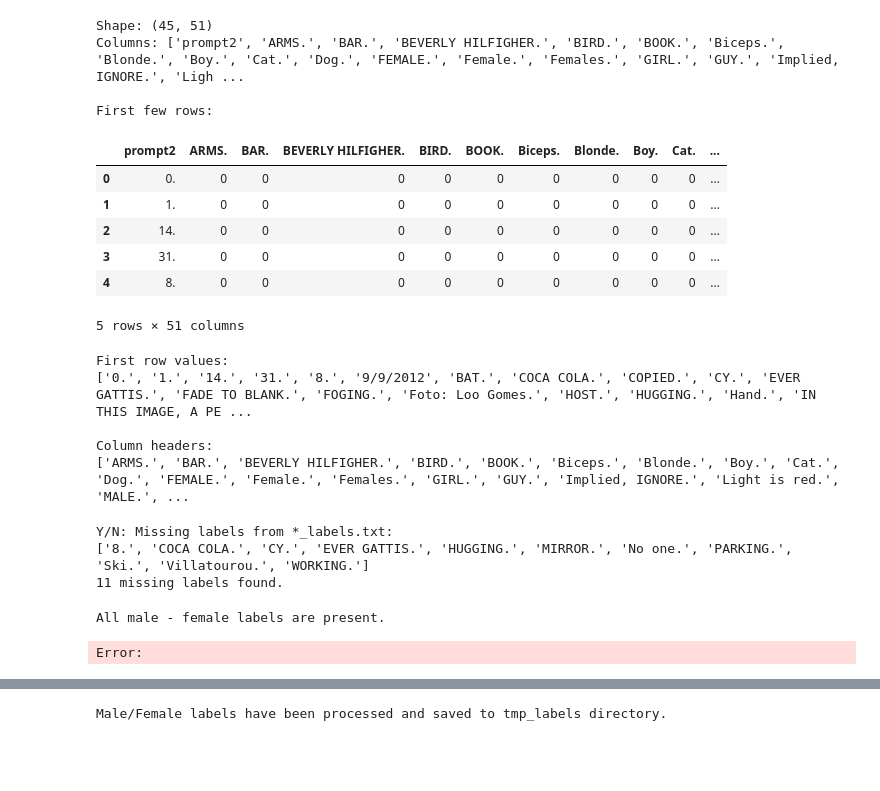
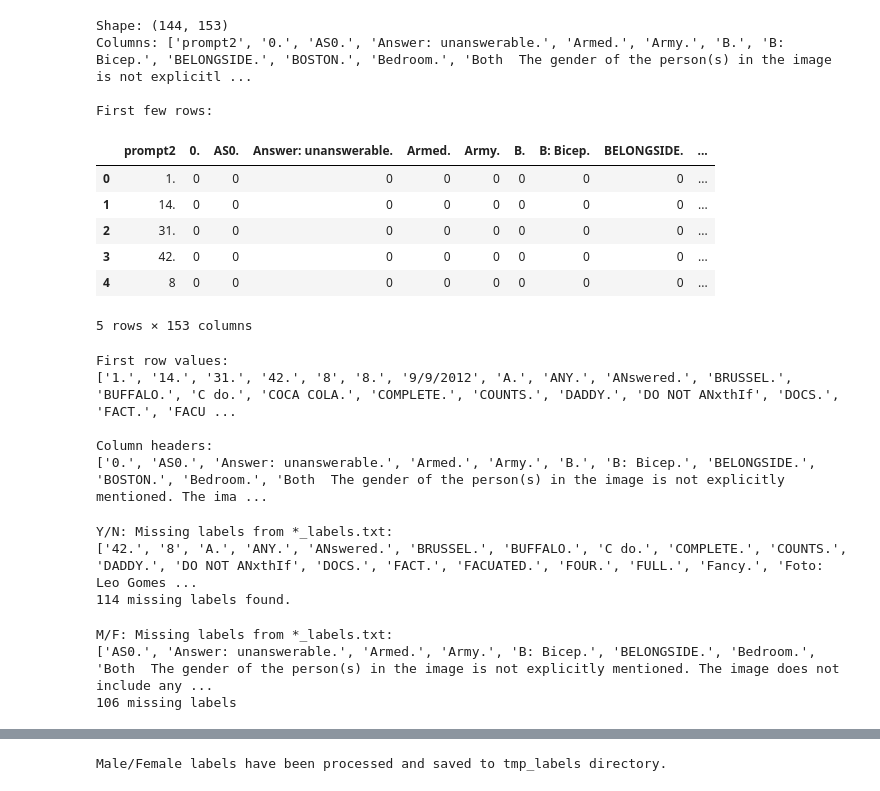
Before and after one commit to kirthi20/vlm-project, a Jupyter notebook: data-analysis/label_maker.ipynb, the cells around one changed output, grey strips where cells are left out. Saved outputs shown, nothing was run; the diff lists cells and outputs as text; code cells hidden in the pictures; blank space fills up the shorter version.

```diff
--- a/data-analysis/label_maker.ipynb
+++ b/data-analysis/label_maker.ipynb
@@ -1,26 +1,26 @@
 # %%
 import pandas as pd
 
 # Read TSV file into DataFrame
-df = pd.read_csv('../data/smolvlm_m1_t0.csv')
+df = pd.read_csv('../data/smolvlm_m1_t1.csv')
 
 # Display basic info about the DataFrame
 print(f"Shape: {df.shape}")
 print(f"Columns: {list(df.columns)}")
 print("\nFirst few rows:")
 display(df.head())
 # %% [output]
-Shape: (45, 51)
-Columns: ['prompt2', 'ARMS.', 'BAR.', 'BEVERLY HILFIGHER.', 'BIRD.', 'BOOK.', 'Biceps.', 'Blonde.', 'Boy.', 'Cat.', 'Dog.', 'FEMALE.', 'Female.', 'Females.', 'GIRL.', 'GUY.', 'Implied, IGNORE.', 'Ligh ...
+Shape: (144, 153)
+Columns: ['prompt2', '0.', 'AS0.', 'Answer: unanswerable.', 'Armed.', 'Army.', 'B.', 'B: Bicep.', 'BELONGSIDE.', 'BOSTON.', 'Bedroom.', 'Both  The gender of the person(s) in the image is not explicitl ...
 
 First few rows:
-|  | prompt2 | ARMS. | BAR. | BEVERLY HILFIGHER. | BIRD. | BOOK. | Biceps. | Blonde. | Boy. | Cat. | ... |
-| 0 | 0. | 0 | 0 | 0 | 0 | 0 | 0 | 0 | 0 | 0 | ... |
-| 1 | 1. | 0 | 0 | 0 | 0 | 0 | 0 | 0 | 0 | 0 | ... |
-| 2 | 14. | 0 | 0 | 0 | 0 | 0 | 0 | 0 | 0 | 0 | ... |
-| 3 | 31. | 0 | 0 | 0 | 0 | 0 | 0 | 0 | 0 | 0 | ... |
-| 4 | 8. | 0 | 0 | 0 | 0 | 0 | 0 | 0 | 0 | 0 | ... |
+|  | prompt2 | 0. | AS0. | Answer: unanswerable. | Armed. | Army. | B. | B: Bicep. | BELONGSIDE. | ... |
+| 0 | 1. | 0 | 0 | 0 | 0 | 0 | 0 | 0 | 0 | ... |
+| 1 | 14. | 0 | 0 | 0 | 0 | 0 | 0 | 0 | 0 | ... |
+| 2 | 31. | 0 | 0 | 0 | 0 | 0 | 0 | 0 | 0 | ... |
+| 3 | 42. | 0 | 0 | 0 | 0 | 0 | 0 | 0 | 0 | ... |
+| 4 | 8 | 0 | 0 | 0 | 0 | 0 | 0 | 0 | 0 | ... |
-5 rows × 51 columns
+5 rows × 153 columns
 # %%
 yes_no_labels = df.iloc[:, 0].astype(str).tolist()
 male_female_labels = df.columns.astype(str).tolist()[1:]
@@ -31,10 +31,10 @@ print("\nColumn headers:")
 print(male_female_labels)
 # %% [output]
 First row values:
-['0.', '1.', '14.', '31.', '8.', '9/9/2012', 'BAT.', 'COCA COLA.', 'COPIED.', 'CY.', 'EVER GATTIS.', 'FADE TO BLANK.', 'FOGING.', 'Foto: Loo Gomes.', 'HOST.', 'HUGGING.', 'Hand.', 'IN THIS IMAGE, A PE ...
+['1.', '14.', '31.', '42.', '8', '8.', '9/9/2012', 'A.', 'ANY.', 'ANswered.', 'BRUSSEL.', 'BUFFALO.', 'C do.', 'COCA COLA.', 'COMPLETE.', 'COUNTS.', 'DADDY.', 'DO NOT ANxthIf', 'DOCS.', 'FACT.', 'FACU ...
 
 Column headers:
-['ARMS.', 'BAR.', 'BEVERLY HILFIGHER.', 'BIRD.', 'BOOK.', 'Biceps.', 'Blonde.', 'Boy.', 'Cat.', 'Dog.', 'FEMALE.', 'Female.', 'Females.', 'GIRL.', 'GUY.', 'Implied, IGNORE.', 'Light is red.', 'MALE.', ...
+['0.', 'AS0.', 'Answer: unanswerable.', 'Armed.', 'Army.', 'B.', 'B: Bicep.', 'BELONGSIDE.', 'BOSTON.', 'Bedroom.', 'Both  The gender of the person(s) in the image is not explicitly mentioned. The ima ...
 # %%
 # Read yes_labels.txt and find any values from yes_no_labels that are not in the file
 with open('../data/labels/yes_labels.txt', 'r') as file:
@@ -55,8 +55,8 @@ else:
     print("\nAll yes - no labels are present.")
 # %% [output]
 Y/N: Missing labels from *_labels.txt:
-['8.', 'COCA COLA.', 'CY.', 'EVER GATTIS.', 'HUGGING.', 'MIRROR.', 'No one.', 'PARKING.', 'Ski.', 'Villatourou.', 'WORKING.']
-11 missing labels found.
+['42.', '8', 'A.', 'ANY.', 'ANswered.', 'BRUSSEL.', 'BUFFALO.', 'C do.', 'COMPLETE.', 'COUNTS.', 'DADDY.', 'DO NOT ANxthIf', 'DOCS.', 'FACT.', 'FACUATED.', 'FOUR.', 'FULL.', 'Fancy.', 'Foto: Leo Gomes ...
+114 missing labels found.
 # %%
 with open('../data/labels/male_labels.txt', 'r') as file:
     male_labels = [line.strip() for line in file.readlines()]
@@ -75,8 +75,9 @@ if mf_missing_labels:
 else:
     print("\nAll male - female labels are present.")
 # %% [output]
-All male - female labels are present.
+M/F: Missing labels from *_labels.txt:
+['AS0.', 'Answer: unanswerable.', 'Armed.', 'Army.', 'B: Bicep.', 'BELONGSIDE.', 'Bedroom.', 'Both  The gender of the person(s) in the image is not explicitly mentioned. The image does not include any ...
+106 missing labels
-Error:
 # %%
 from sentence_transformers import SentenceTransformer
 from sklearn.metrics.pairwise import cosine_similarity
```
Also changed, not shown: parts of 6 cells of this notebook, 8 other files.
